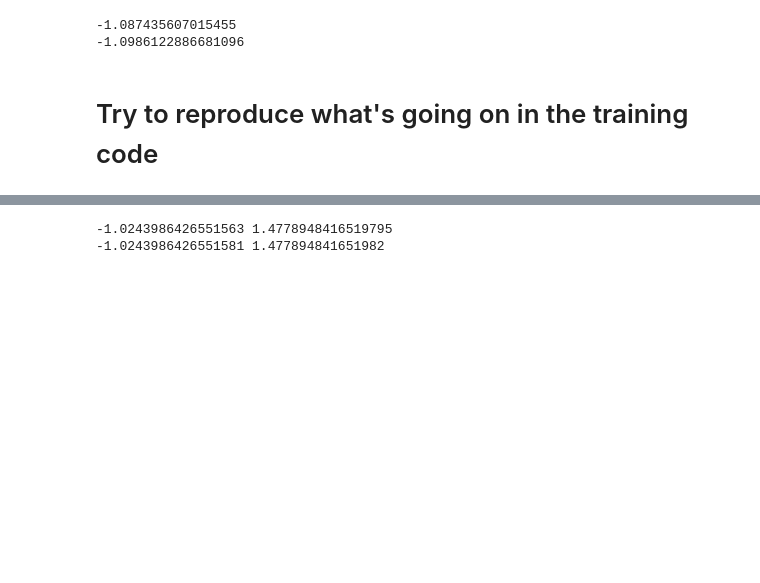
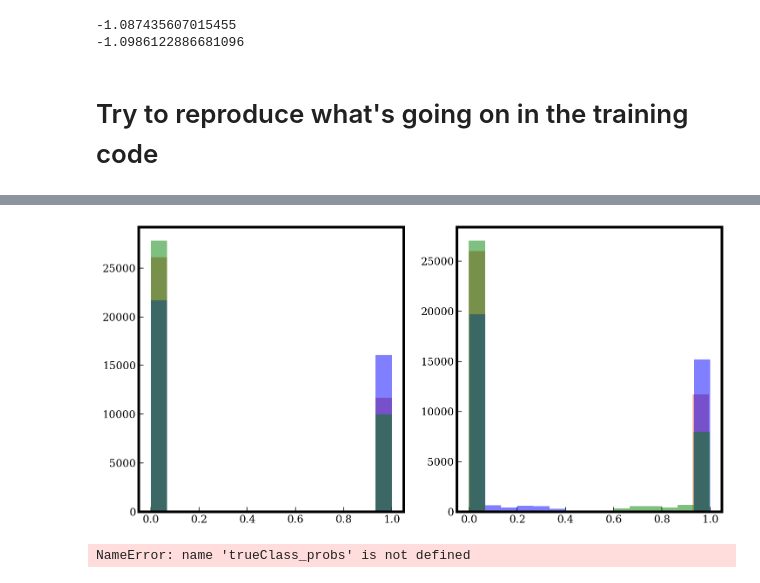
Before and after one commit to esandford/mmi-tagger, a Jupyter notebook: planettagger/costFunction.ipynb, the cells around one changed output, grey strips where cells are left out. Drawn from its saved outputs; the diff is of its cells as text; code cells hidden in the pictures; blank space fills up the shorter version.

```diff
--- a/planettagger/costFunction.ipynb
+++ b/planettagger/costFunction.ipynb
@@ -465 +473,20 @@ plt.show()
 [figure]
+# %%
+fig,axes = plt.subplots(1,2,figsize=(12,6))
+axes[0].hist(results[:,0],bins=15,alpha=0.5)
+axes[0].hist(results[:,1],bins=15,color='b',alpha=0.5)
+axes[0].hist(results[:,2],bins=15,color='g',alpha=0.5)
+axes[1].hist(np.exp(results_fromContext[:,0]),bins=15,alpha=0.5)
+axes[1].hist(np.exp(results_fromContext[:,1]),bins=15,color='b',alpha=0.5)
+axes[1].hist(np.exp(results_fromContext[:,2]),bins=15,color='g',alpha=0.5)
+plt.show()
+# %% [output]
+[figure, added]
+# %%
+# theoretical optimum
+l,b = loss(targetProbs=trueClass_probs,contextProbs=np.log(trueClass_probs+0.0001))
+print(l,b)
+l,b = confidentLoss(targetProbs=trueClass_probs, contextProbs=np.log(trueClass_probs+0.0001))
+print(l,b)
+# %% [output]
+NameError: name 'trueClass_probs' is not defined
@@ -466,12 +503,10 @@ plt.show()
 # %%
-l,b = loss(targetProbs=results, contextProbs=results_fromContext, softmax_scale=1.)
+# What we actually get:
+l,b = loss(targetProbs=results, contextProbs=results_fromContext)
 print(l,b)
 
-l,b = confidentLoss(targetProbs=results, contextProbs=results_fromContext, softmax_scale=1.)
+l,b = confidentLoss(targetProbs=results, contextProbs=results_fromContext)
 print(l,b)
-# %% [output]
--1.0243986426551563 1.4778948416519795
--1.0243986426551581 1.477894841651982
 # %%
 # figure out nWrong, nDisagree, and then see if calculating the loss function on
 #(perfectly confident results with nWrong, wrong)
```
Also changed, not shown: parts of 9 cells of this notebook, 1 other file.
